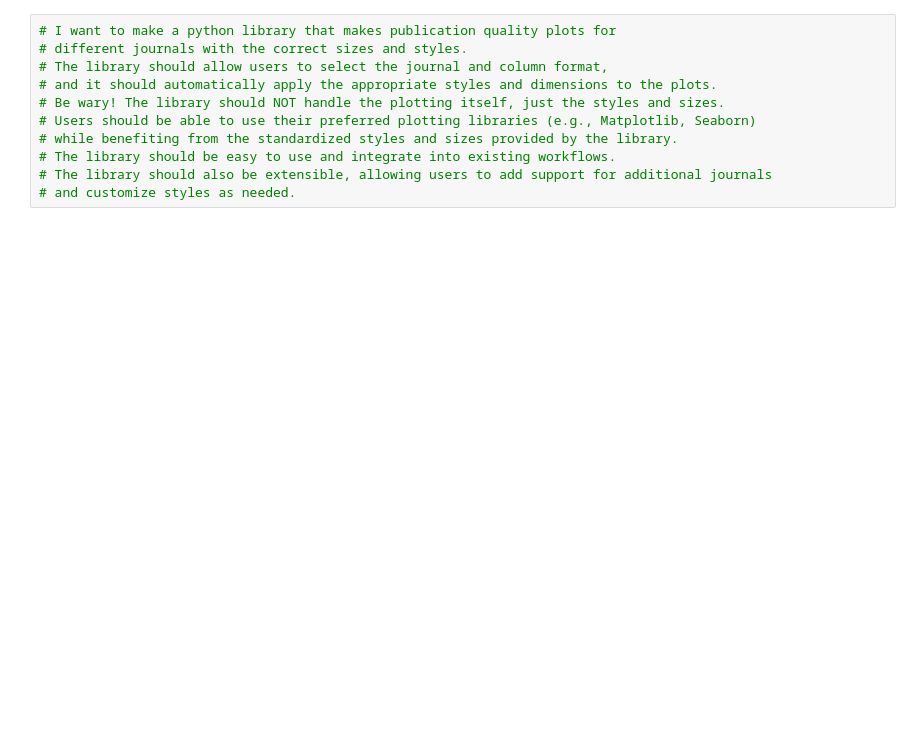
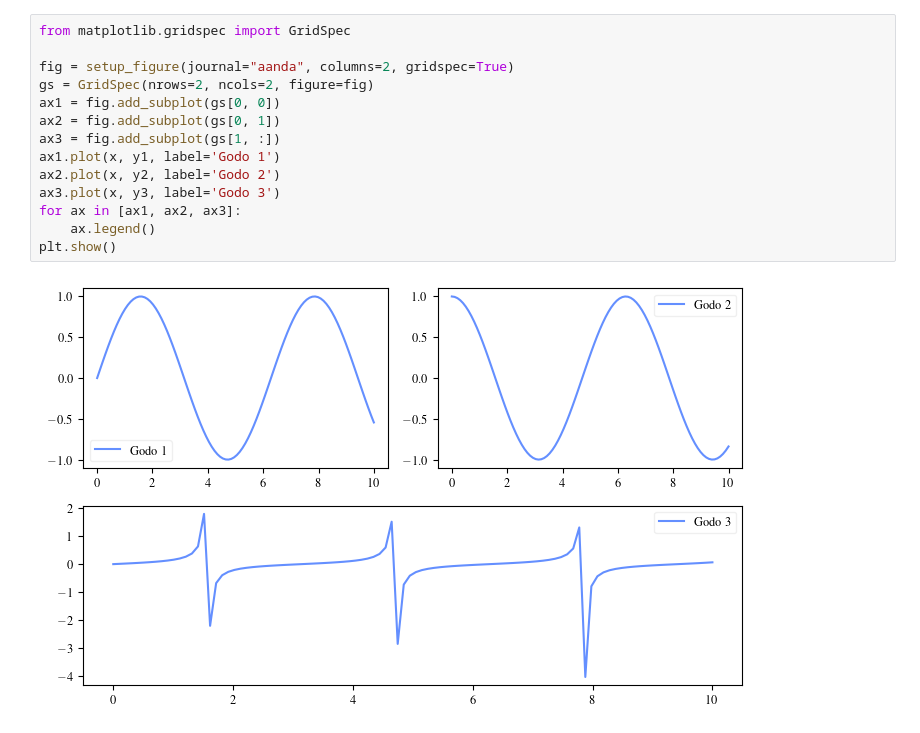
Before and after one commit to pier-astro/PubPlot, a Jupyter notebook: testing.ipynb, the cells around one changed output. Drawn from its saved outputs; the diff is of its cells as text; blank space fills up the shorter version.

```diff
--- a/testing.ipynb
+++ b/testing.ipynb
@@ -46,11 +33,16 @@ plt.show()
 # %%
-# I want to make a python library that makes publication quality plots for
-# different journals with the correct sizes and styles.
-# The library should allow users to select the journal and column format,
-# and it should automatically apply the appropriate styles and dimensions to the plots.
-# Be wary! The library should NOT handle the plotting itself, just the styles and sizes.
-# Users should be able to use their preferred plotting libraries (e.g., Matplotlib, Seaborn)
-# while benefiting from the standardized styles and sizes provided by the library.
-# The library should be easy to use and integrate into existing workflows.
-# The library should also be extensible, allowing users to add support for additional journals
-# and customize styles as needed.
+from matplotlib.gridspec import GridSpec
+
+fig = setup_figure(journal="aanda", columns=2, gridspec=True)
+gs = GridSpec(nrows=2, ncols=2, figure=fig)
+ax1 = fig.add_subplot(gs[0, 0])
+ax2 = fig.add_subplot(gs[0, 1])
+ax3 = fig.add_subplot(gs[1, :])
+ax1.plot(x, y1, label='Godo 1')
+ax2.plot(x, y2, label='Godo 2')
+ax3.plot(x, y3, label='Godo 3')
+for ax in [ax1, ax2, ax3]:
+    ax.legend()
+plt.show()
+# %% [output]
+[figure, added]
```
Also changed, not shown: parts of 2 cells of this notebook, 3 other files.
